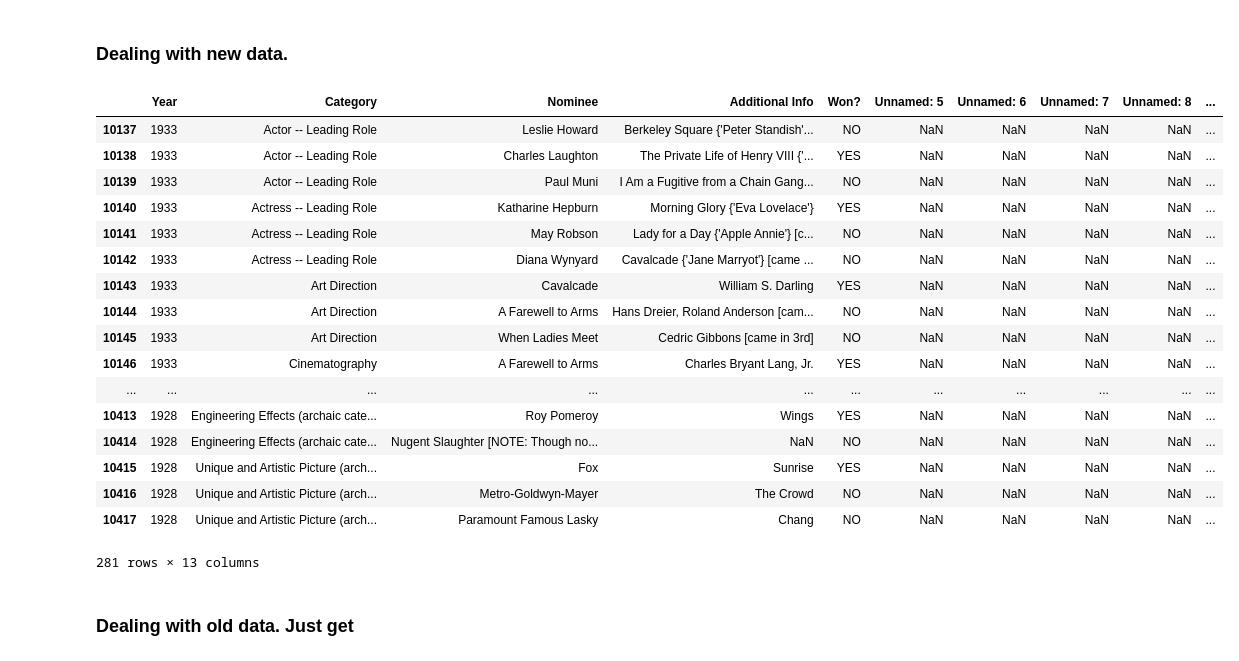
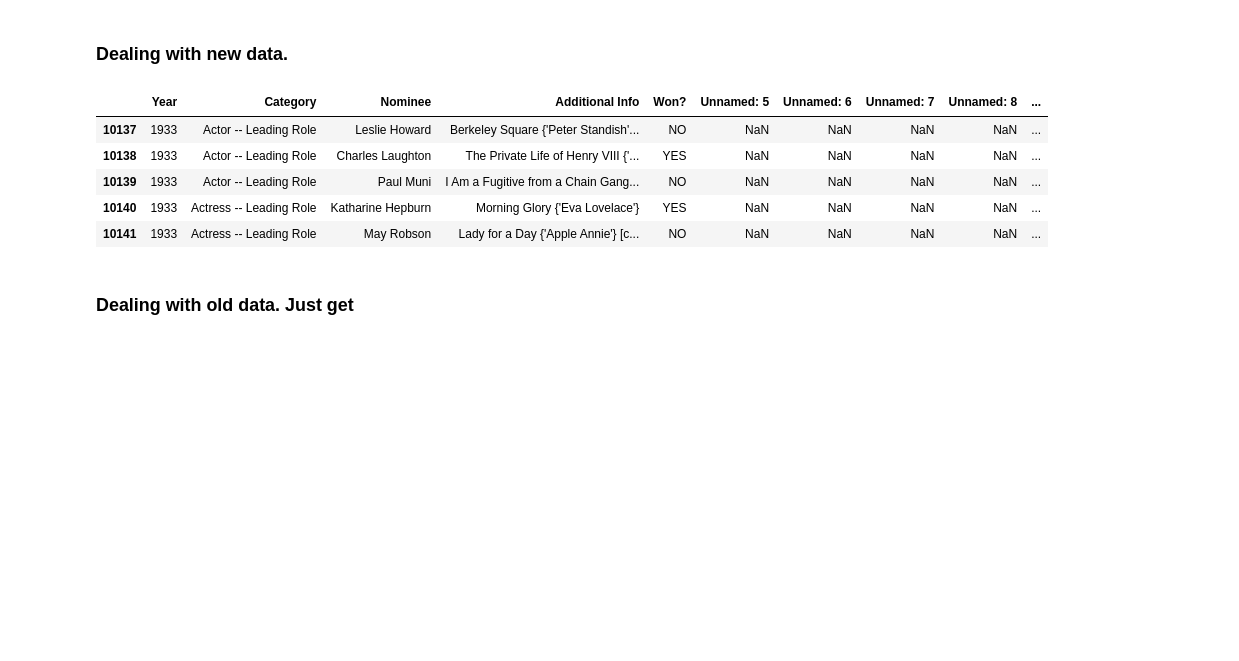
Before and after one commit to frankbearzou/Data-analysis, a Jupyter notebook: Academy Award nominations/Academy Award nominations.ipynb, the cells around one changed output. Saved outputs shown, nothing was run; the diff lists cells and outputs as text; code cells hidden in the pictures; blank space fills up the shorter version.

```diff
--- a/Academy Award nominations/Academy Award nominations.ipynb
+++ b/Academy Award nominations/Academy Award nominations.ipynb
@@ -180,26 +147,14 @@ for i in range(total_row, df.shape[0]):
     if search_year:
         df.iloc[i]['Year'] = search_year.group(1) + search_year.group(2)
 # %%
-df[total_row:]
+df[total_row:].head()
 # %% [output]
 |  | Year | Category | Nominee | Additional Info | Won? | Unnamed: 5 | Unnamed: 6 | Unnamed: 7 | Unnamed: 8 | ... |
 | 10137 | 1933 | Actor -- Leading Role | Leslie Howard | Berkeley Square {'Peter Standish'... | NO | NaN | NaN | NaN | NaN | ... |
 | 10138 | 1933 | Actor -- Leading Role | Charles Laughton | The Private Life of Henry VIII {'... | YES | NaN | NaN | NaN | NaN | ... |
 | 10139 | 1933 | Actor -- Leading Role | Paul Muni | I Am a Fugitive from a Chain Gang... | NO | NaN | NaN | NaN | NaN | ... |
 | 10140 | 1933 | Actress -- Leading Role | Katharine Hepburn | Morning Glory {'Eva Lovelace'} | YES | NaN | NaN | NaN | NaN | ... |
 | 10141 | 1933 | Actress -- Leading Role | May Robson | Lady for a Day {'Apple Annie'} [c... | NO | NaN | NaN | NaN | NaN | ... |
-| 10142 | 1933 | Actress -- Leading Role | Diana Wynyard | Cavalcade {'Jane Marryot'} [came ... | NO | NaN | NaN | NaN | NaN | ... |
-| 10143 | 1933 | Art Direction | Cavalcade | William S. Darling | YES | NaN | NaN | NaN | NaN | ... |
-| 10144 | 1933 | Art Direction | A Farewell to Arms | Hans Dreier, Roland Anderson [cam... | NO | NaN | NaN | NaN | NaN | ... |
-| 10145 | 1933 | Art Direction | When Ladies Meet | Cedric Gibbons [came in 3rd] | NO | NaN | NaN | NaN | NaN | ... |
-| 10146 | 1933 | Cinematography | A Farewell to Arms | Charles Bryant Lang, Jr. | YES | NaN | NaN | NaN | NaN | ... |
-| ... | ... | ... | ... | ... | ... | ... | ... | ... | ... | ... |
-| 10413 | 1928 | Engineering Effects (archaic cate... | Roy Pomeroy | Wings | YES | NaN | NaN | NaN | NaN | ... |
-| 10414 | 1928 | Engineering Effects (archaic cate... | Nugent Slaughter [NOTE: Though no... | NaN | NO | NaN | NaN | NaN | NaN | ... |
-| 10415 | 1928 | Unique and Artistic Picture (arch... | Fox | Sunrise | YES | NaN | NaN | NaN | NaN | ... |
-| 10416 | 1928 | Unique and Artistic Picture (arch... | Metro-Goldwyn-Mayer | The Crowd | NO | NaN | NaN | NaN | NaN | ... |
-| 10417 | 1928 | Unique and Artistic Picture (arch... | Paramount Famous Lasky | Chang | NO | NaN | NaN | NaN | NaN | ... |
-281 rows × 13 columns
 # %% [markdown]
 ### Dealing with old data. Just get
 # %% [markdown]
```
Also changed, not shown: parts of 14 cells of this notebook.
